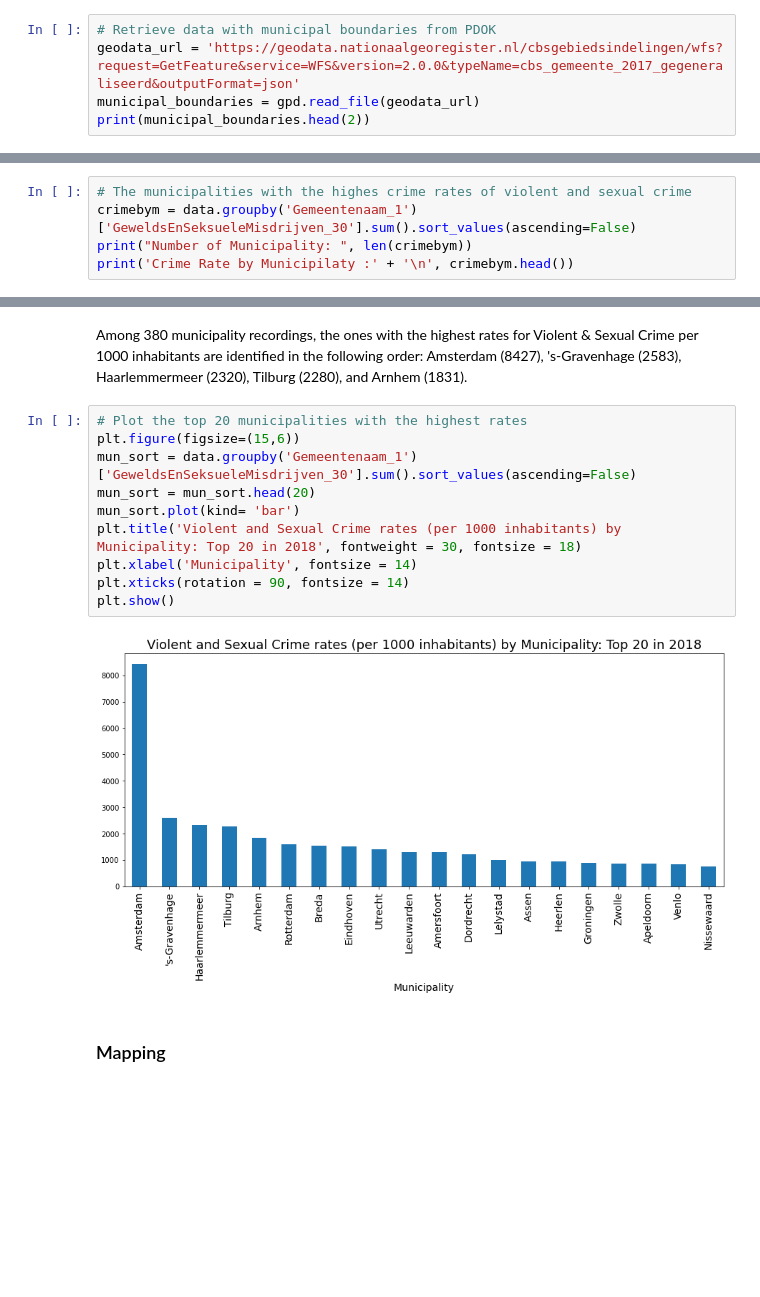
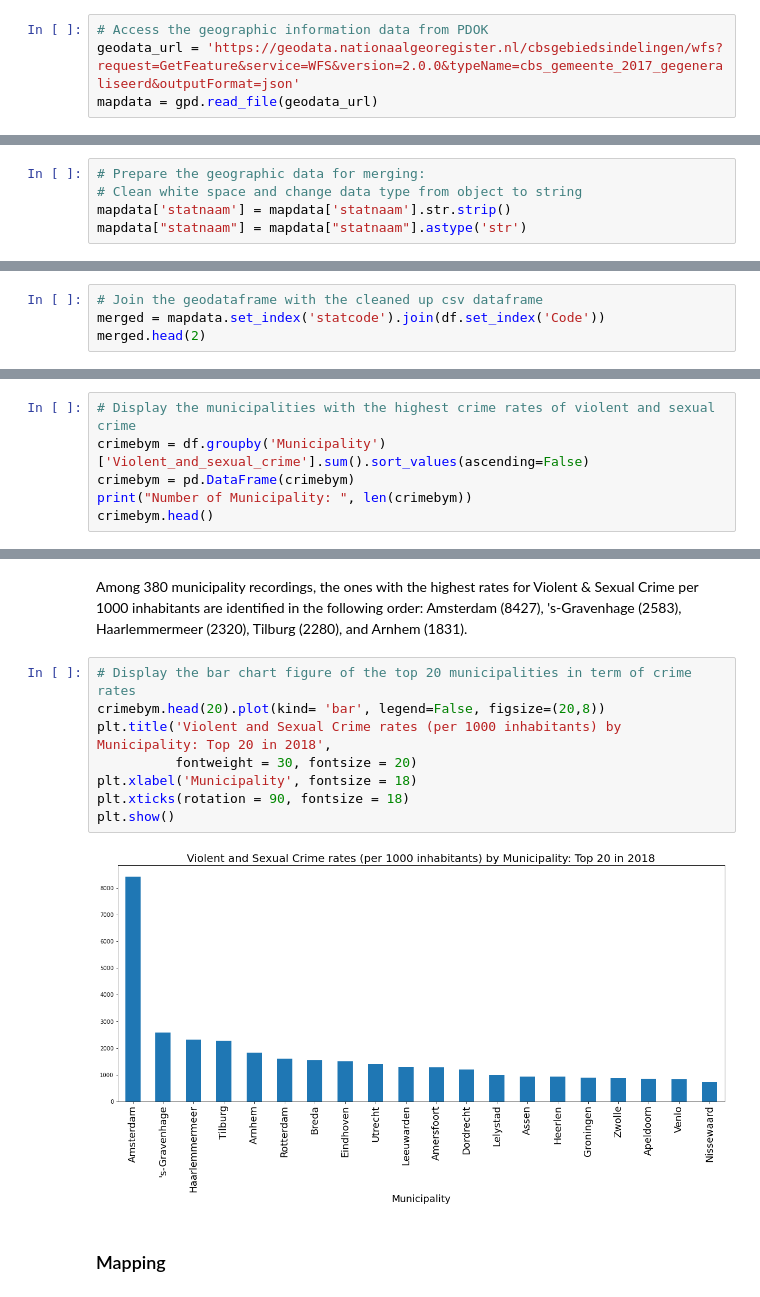
Before and after one commit to muratko357/Netherlands-Crime-Analysis, a Jupyter notebook: NL_Crime_rates_by_municipality.ipynb, the cells around one changed output, grey strips where cells are left out. Saved outputs shown, nothing was run; the diff lists cells and outputs as text; blank space fills up the shorter version.

```diff
--- a/NL_Crime_rates_by_municipality.ipynb
+++ b/NL_Crime_rates_by_municipality.ipynb
@@ -31,5 +33,4 @@ data['Codering_3'] = data['Codering_3'].str.strip()
 # %%
-# Retrieve data with municipal boundaries from PDOK
+# Access the geographic information data from PDOK
 geodata_url = 'https://geodata.nationaalgeoregister.nl/cbsgebiedsindelingen/wfs?request=GetFeature&service=WFS&version=2.0.0&typeName=cbs_gemeente_2017_gegeneraliseerd&outputFormat=json'
-municipal_boundaries = gpd.read_file(geodata_url)
-print(municipal_boundaries.head(2))
+mapdata = gpd.read_file(geodata_url)
@@ -45,0 +37,5 @@ data['Gemeentenaam_1'] = data['Gemeentenaam_1'].str.strip()
+# %%
+# Prepare the geographic data for merging:
+# Clean white space and change data type from object to string
+mapdata['statnaam'] = mapdata['statnaam'].str.strip()
+mapdata["statnaam"] = mapdata["statnaam"].astype('str')
@@ -46 +44,5 @@ data['Gemeentenaam_1'] = data['Gemeentenaam_1'].str.strip()
+# %%
+# Join the geodataframe with the cleaned up csv dataframe
+merged = mapdata.set_index('statcode').join(df.set_index('Code'))
+merged.head(2)
 # %% [markdown]
@@ -48,9 +50,10 @@ data['Gemeentenaam_1'] = data['Gemeentenaam_1'].str.strip()
 
 Perform data visualization for Total Violent and Sexual Crime rate per 1000 inhabitants in each municipality, according to police records.
 # %%
-# The municipalities with the highes crime rates of violent and sexual crime
-crimebym = data.groupby('Gemeentenaam_1')['GeweldsEnSeksueleMisdrijven_30'].sum().sort_values(ascending=False)
+# Display the municipalities with the highest crime rates of violent and sexual crime
+crimebym = df.groupby('Municipality')['Violent_and_sexual_crime'].sum().sort_values(ascending=False)
+crimebym = pd.DataFrame(crimebym)
 print("Number of Municipality: ", len(crimebym))
-print('Crime Rate by Municipilaty :' + '\n', crimebym.head())
+crimebym.head()
 # %% [output]
 Number of Municipality:  380
@@ -65,16 +67,14 @@ Name: GeweldsEnSeksueleMisdrijven_30, dtype: float64
 # %% [markdown]
 Among 380 municipality recordings, the ones with the highest rates for Violent & Sexual Crime per 1000 inhabitants are identified in the following order: Amsterdam (8427), 's-Gravenhage (2583), Haarlemmermeer (2320), Tilburg (2280), and Arnhem (1831).
 # %%
-# Plot the top 20 municipalities with the highest rates
-plt.figure(figsize=(15,6))
-mun_sort = data.groupby('Gemeentenaam_1')['GeweldsEnSeksueleMisdrijven_30'].sum().sort_values(ascending=False)
-mun_sort = mun_sort.head(20)
-mun_sort.plot(kind= 'bar')
-plt.title('Violent and Sexual Crime rates (per 1000 inhabitants) by Municipality: Top 20 in 2018', fontweight = 30, fontsize = 18)
-plt.xlabel('Municipality', fontsize = 14)
-plt.xticks(rotation = 90, fontsize = 14)
+# Display the bar chart figure of the top 20 municipalities in term of crime rates
+crimebym.head(20).plot(kind= 'bar', legend=False, figsize=(20,8))
+plt.title('Violent and Sexual Crime rates (per 1000 inhabitants) by Municipality: Top 20 in 2018',
+          fontweight = 30, fontsize = 20)
+plt.xlabel('Municipality', fontsize = 18)
+plt.xticks(rotation = 90, fontsize = 18)
 plt.show()
 # %% [output]
-[figure, old version]
+[figure, new version]
 # %% [markdown]
 ### Mapping
```
Also changed, not shown: parts of 15 cells of this notebook.
